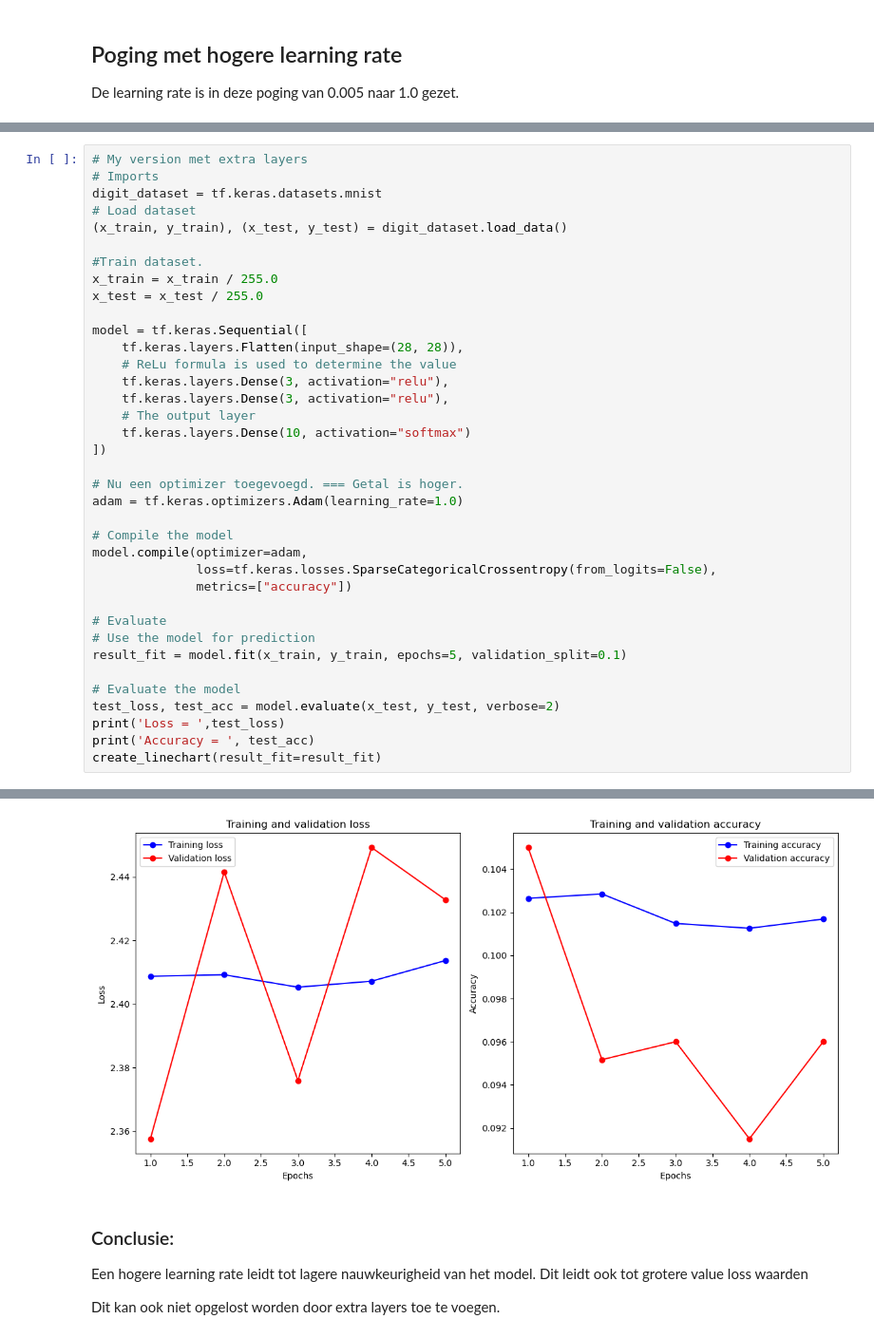
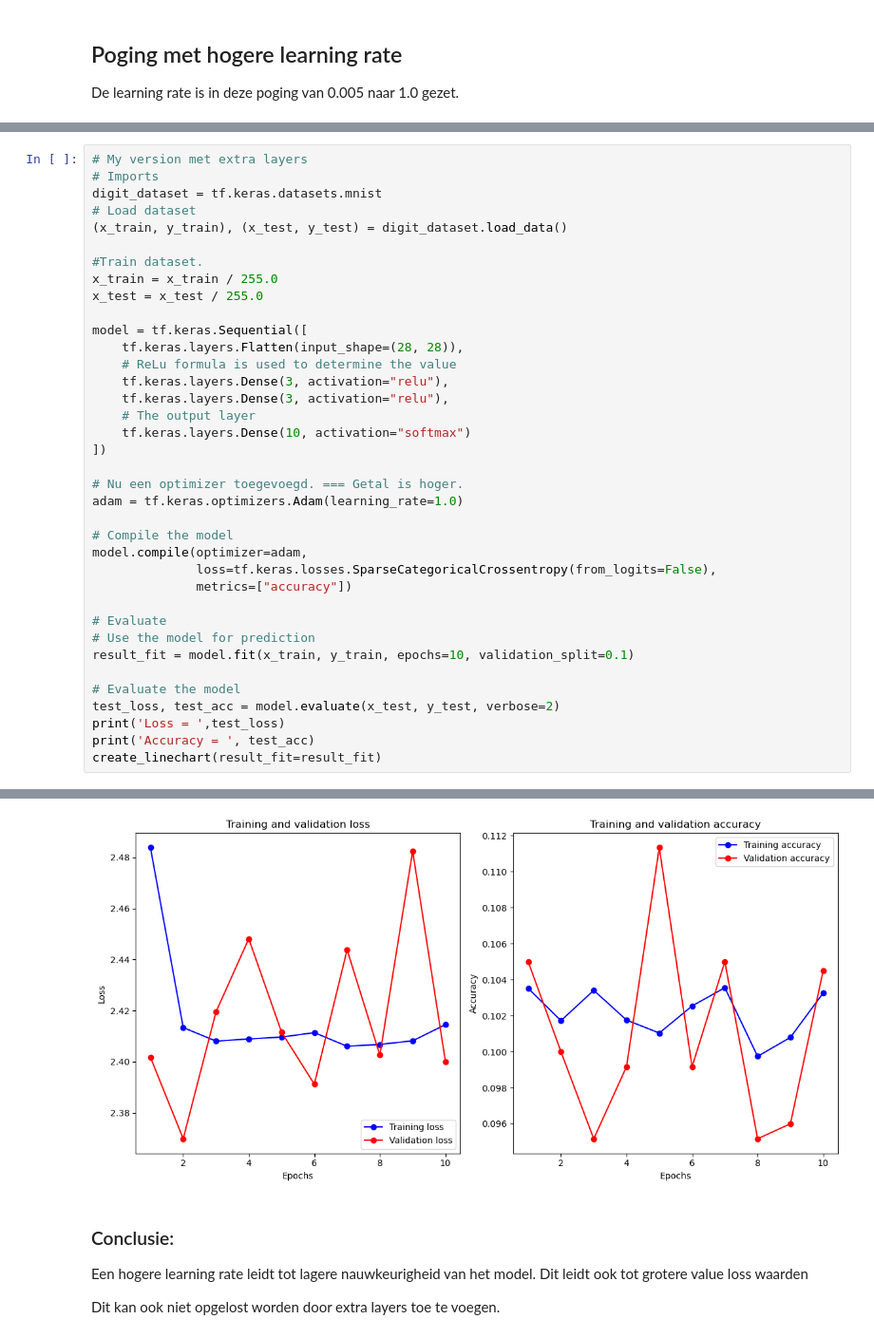
Before and after one commit to geoduin/AI_Assignment, a Jupyter notebook: part1PredictDigit.ipynb, the cells around one changed output, grey strips where cells are left out. Shown at 95% size. Drawn from its saved outputs; the diff is of its cells as text.

```diff
--- a/part1PredictDigit.ipynb
+++ b/part1PredictDigit.ipynb
@@ -334,7 +460,7 @@ model.compile(optimizer=adam,
 
 # Evaluate
 # Use the model for prediction
-result_fit = model.fit(x_train, y_train, epochs=5, validation_split=0.1)
+result_fit = model.fit(x_train, y_train, epochs=10, validation_split=0.1)
 
 # Evaluate the model
 test_loss, test_acc = model.evaluate(x_test, y_test, verbose=2)
@@ -358,4 +488,4 @@ Accuracy =  0.10090000182390213
-[figure, old version]
+[figure, new version]
 # %% [markdown]
 ### Conclusie:
 
```
Also changed, not shown: parts of 12 cells of this notebook.
